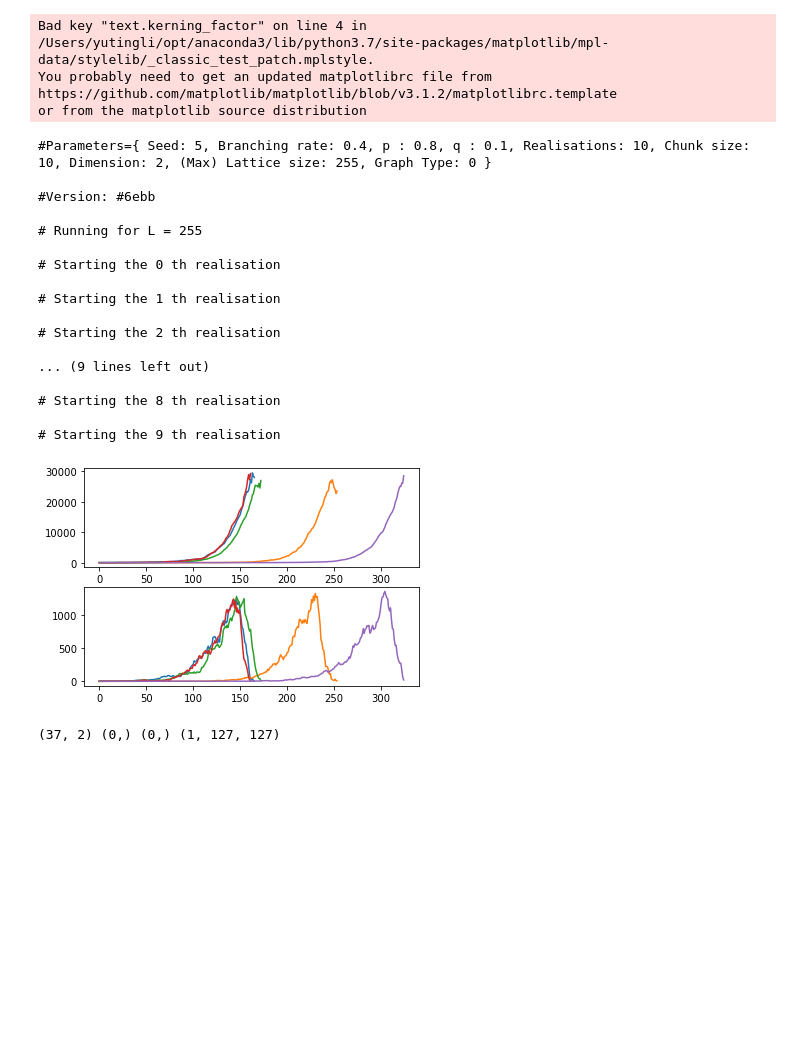
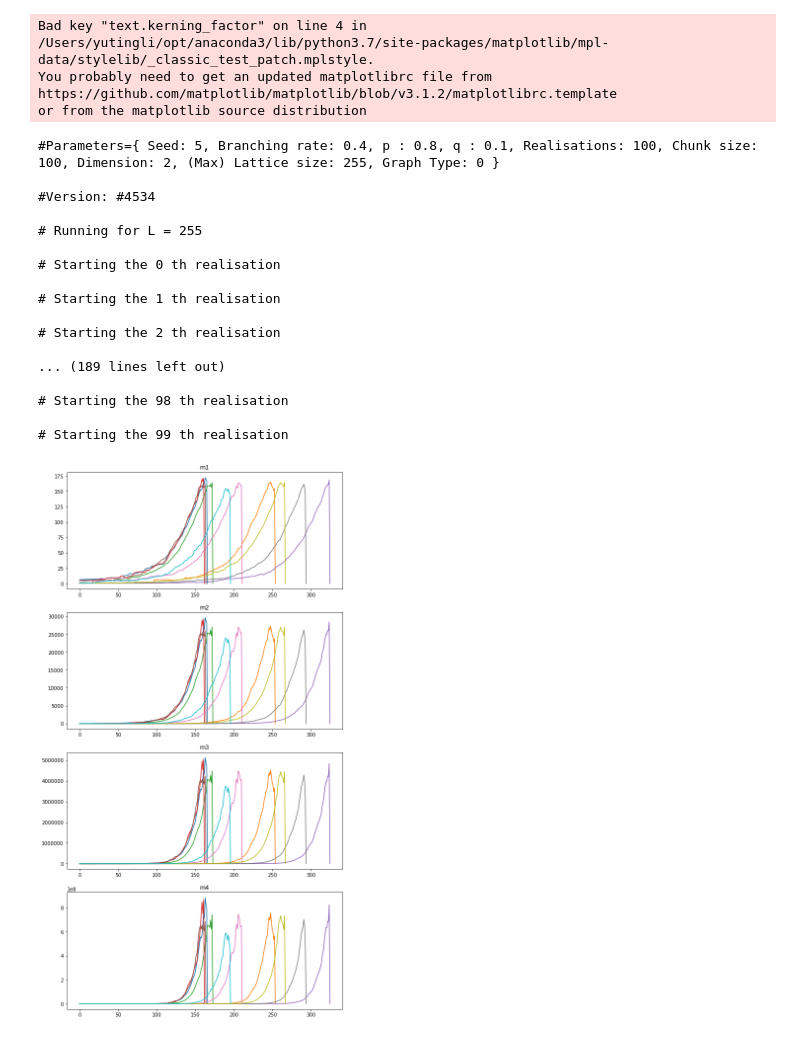
Before and after one commit to Irene-Li/BARW, a Jupyter notebook: BARW/plot_data.ipynb, the cells around one changed output. Drawn from its saved outputs; the diff is of its cells as text; code cells hidden in the pictures; blank space fills up the shorter version.

Commit message:
update bws to add write options and update python plotting file

```diff
--- a/BARW/plot_data.ipynb
+++ b/BARW/plot_data.ipynb
@@ -19,7 +19,7 @@ L = 255
 
 n = 0
 
-while n < 10:
+while n < 100:
     line = file.readline()
     if line[0] == '#':
         flag = True
@@ -35,9 +35,9 @@ while n < 10:
 
 realisations = realisations[:-1]
 # %% [output]
-#Parameters={ Seed: 5, Branching rate: 0.4, p : 0.8, q : 0.1, Realisations: 10, Chunk size: 10, Dimension: 2, (Max) Lattice size: 255, Graph Type: 0 }
+#Parameters={ Seed: 5, Branching rate: 0.4, p : 0.8, q : 0.1, Realisations: 100, Chunk size: 100, Dimension: 2, (Max) Lattice size: 255, Graph Type: 0 }
 
-#Version: #6ebb
+#Version: #4534
 
 # Running for L = 255
 
@@ -47,10 +47,10 @@ realisations = realisations[:-1]
 
 # Starting the 2 th realisation
 
-... (9 lines left out)
+... (189 lines left out)
 
-# Starting the 8 th realisation
+# Starting the 98 th realisation
 
-# Starting the 9 th realisation
+# Starting the 99 th realisation
 # %%
 def extract_evolution(realisation):
@@ -104,15 +139,27 @@ def make_movies(evolution, label):
     ani.save("{}_movie_{}.mp4".format(label, i), writer=mywriter)
     plt.close()
 # %%
-_, axes = plt.subplots(2)
-for (i, realisation) in enumerate(realisations[:5]):
-    edges, msds, counts, evolution = extract_evolution(realisation)
-    make_movies(evolution, label)
-    axes[0].plot(msds)
-    axes[1].plot(counts)
+
+ _, axes = plt.subplots(4, figsize=(10, 20))
+
+active_ensemble = []
+tracer_moments = []
+for (i, realisation) in enumerate(realisations[:10]):
+    _, msds, counts, tracers, actives = extract_evolution(realisation)
+    active_ensemble.append(np.sum(actives, axis=(1, 2)))
+    m1, m2, m3, m4 = calculate_moments(actives)
+    axes[0].plot(m1)
+    axes[1].plot(m2)
+    axes[2].plot(m3)
+    axes[3].plot(m4)
+
+    tracer_moments.append(calculate_moments_of_snapshot(tracers))
+
+axes[0].set_title('m1')
+axes[1].set_title('m2')
+axes[2].set_title('m3')
+axes[3].set_title('m4')
+
+plt.show()
 # %% [output]
-[figure, old version]
+[figure, new version]
-# %%
-print(edges.shape, msds.shape, counts.shape, evolution.shape)
-# %% [output]
-(37, 2) (0,) (0,) (1, 127, 127)
```
Also changed, not shown: parts of 4 cells of this notebook, 11 other files.
